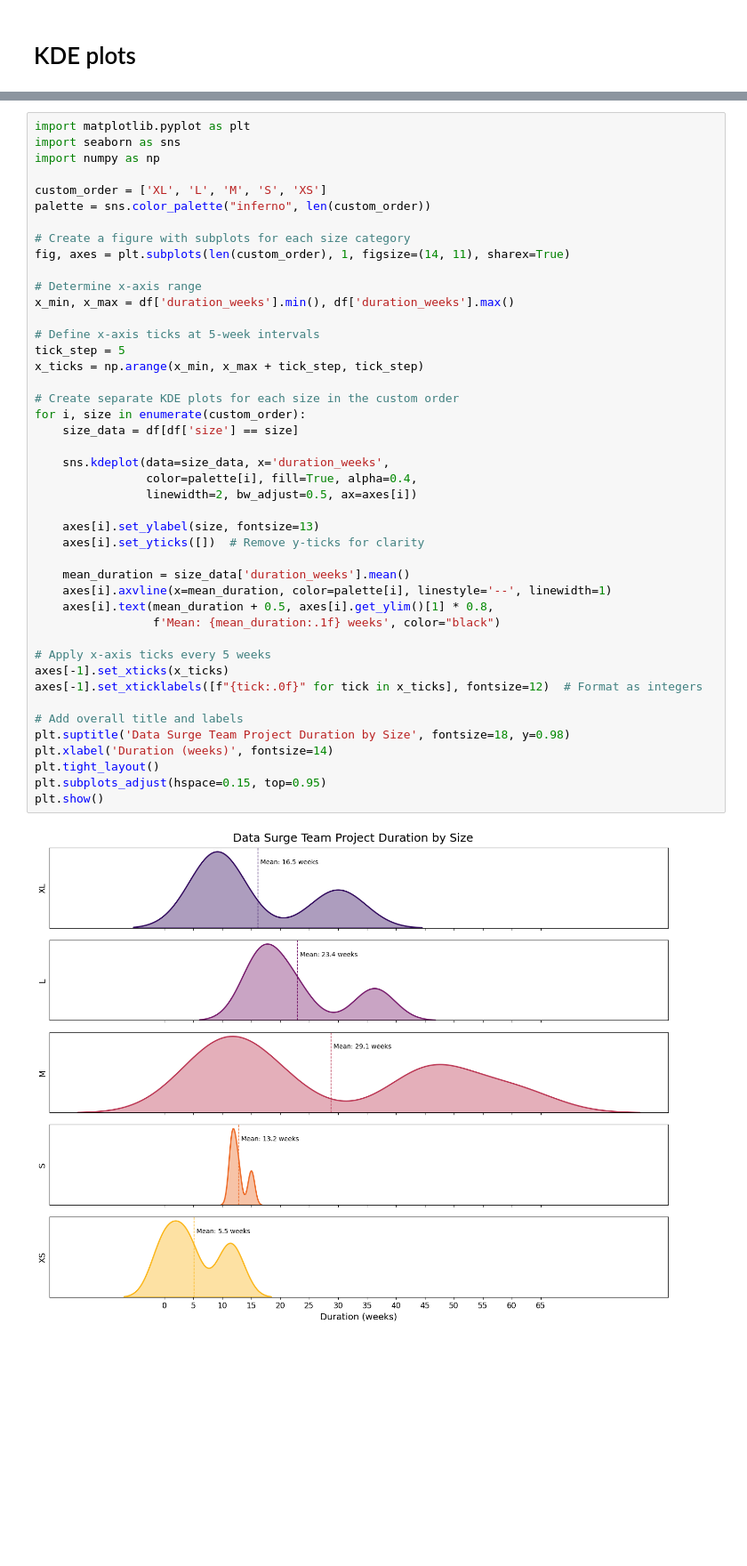
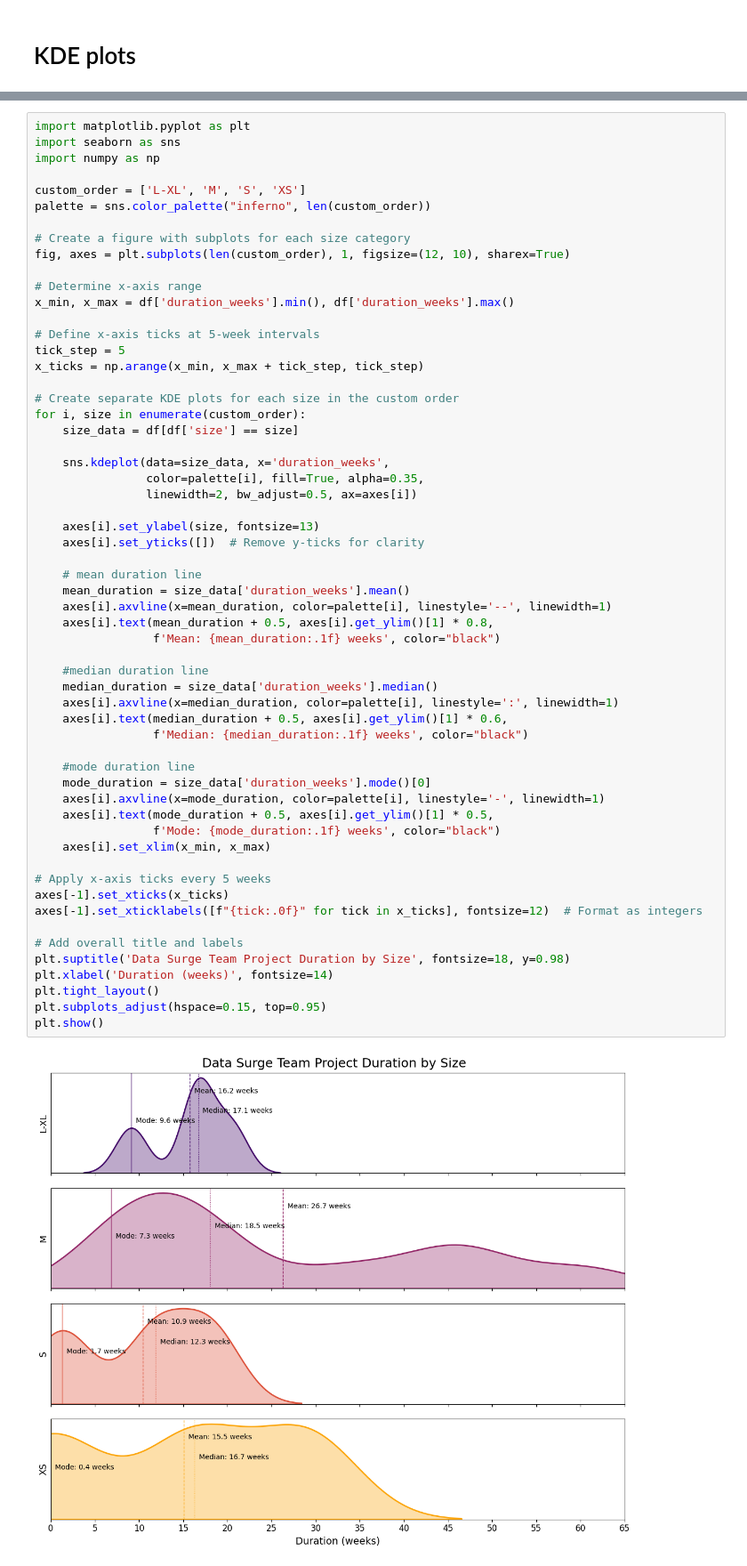
Before and after one commit to dbouquin/static_arch_project_vis, a Jupyter notebook: static_arch_project_vis.ipynb, the cells around one changed output, grey strips where cells are left out. Shown: that part at 89% size. Saved outputs shown, nothing was run; the diff lists cells and outputs as text; blank space fills up the shorter version.

```diff
--- a/static_arch_project_vis.ipynb
+++ b/static_arch_project_vis.ipynb
@@ -61,11 +61,11 @@ import matplotlib.pyplot as plt
 import seaborn as sns
 import numpy as np
 
-custom_order = ['XL', 'L', 'M', 'S', 'XS']
+custom_order = ['L-XL', 'M', 'S', 'XS']
 palette = sns.color_palette("inferno", len(custom_order))
 
 # Create a figure with subplots for each size category
-fig, axes = plt.subplots(len(custom_order), 1, figsize=(14, 11), sharex=True)
+fig, axes = plt.subplots(len(custom_order), 1, figsize=(12, 10), sharex=True)
 
 # Determine x-axis range
 x_min, x_max = df['duration_weeks'].min(), df['duration_weeks'].max()
@@ -73,32 +73,46 @@ x_min, x_max = df['duration_weeks'].min(), df['duration_weeks'].max()
 # Define x-axis ticks at 5-week intervals
 tick_step = 5
 x_ticks = np.arange(x_min, x_max + tick_step, tick_step)
 
 # Create separate KDE plots for each size in the custom order
 for i, size in enumerate(custom_order):
     size_data = df[df['size'] == size]
 
     sns.kdeplot(data=size_data, x='duration_weeks',
-                color=palette[i], fill=True, alpha=0.4,
+                color=palette[i], fill=True, alpha=0.35,
                 linewidth=2, bw_adjust=0.5, ax=axes[i])
 
     axes[i].set_ylabel(size, fontsize=13)
     axes[i].set_yticks([])  # Remove y-ticks for clarity
 
+    # mean duration line
     mean_duration = size_data['duration_weeks'].mean()
     axes[i].axvline(x=mean_duration, color=palette[i], linestyle='--', linewidth=1)
     axes[i].text(mean_duration + 0.5, axes[i].get_ylim()[1] * 0.8,
                  f'Mean: {mean_duration:.1f} weeks', color="black")
+
+    #median duration line
+    median_duration = size_data['duration_weeks'].median()
+    axes[i].axvline(x=median_duration, color=palette[i], linestyle=':', linewidth=1)
+    axes[i].text(median_duration + 0.5, axes[i].get_ylim()[1] * 0.6,
+                 f'Median: {median_duration:.1f} weeks', color="black")
+
+    #mode duration line
+    mode_duration = size_data['duration_weeks'].mode()[0]
+    axes[i].axvline(x=mode_duration, color=palette[i], linestyle='-', linewidth=1)
+    axes[i].text(mode_duration + 0.5, axes[i].get_ylim()[1] * 0.5,
+                 f'Mode: {mode_duration:.1f} weeks', color="black")
+    axes[i].set_xlim(x_min, x_max)
 
 # Apply x-axis ticks every 5 weeks
 axes[-1].set_xticks(x_ticks)
 axes[-1].set_xticklabels([f"{tick:.0f}" for tick in x_ticks], fontsize=12)  # Format as integers
 
 # Add overall title and labels
 plt.suptitle('Data Surge Team Project Duration by Size', fontsize=18, y=0.98)
 plt.xlabel('Duration (weeks)', fontsize=14)
 plt.tight_layout()
 plt.subplots_adjust(hspace=0.15, top=0.95)
 plt.show()
 # %% [output]
-[figure, old version]
+[figure, new version]
```
Also changed, not shown: parts of 2 cells of this notebook, 3 other files.
